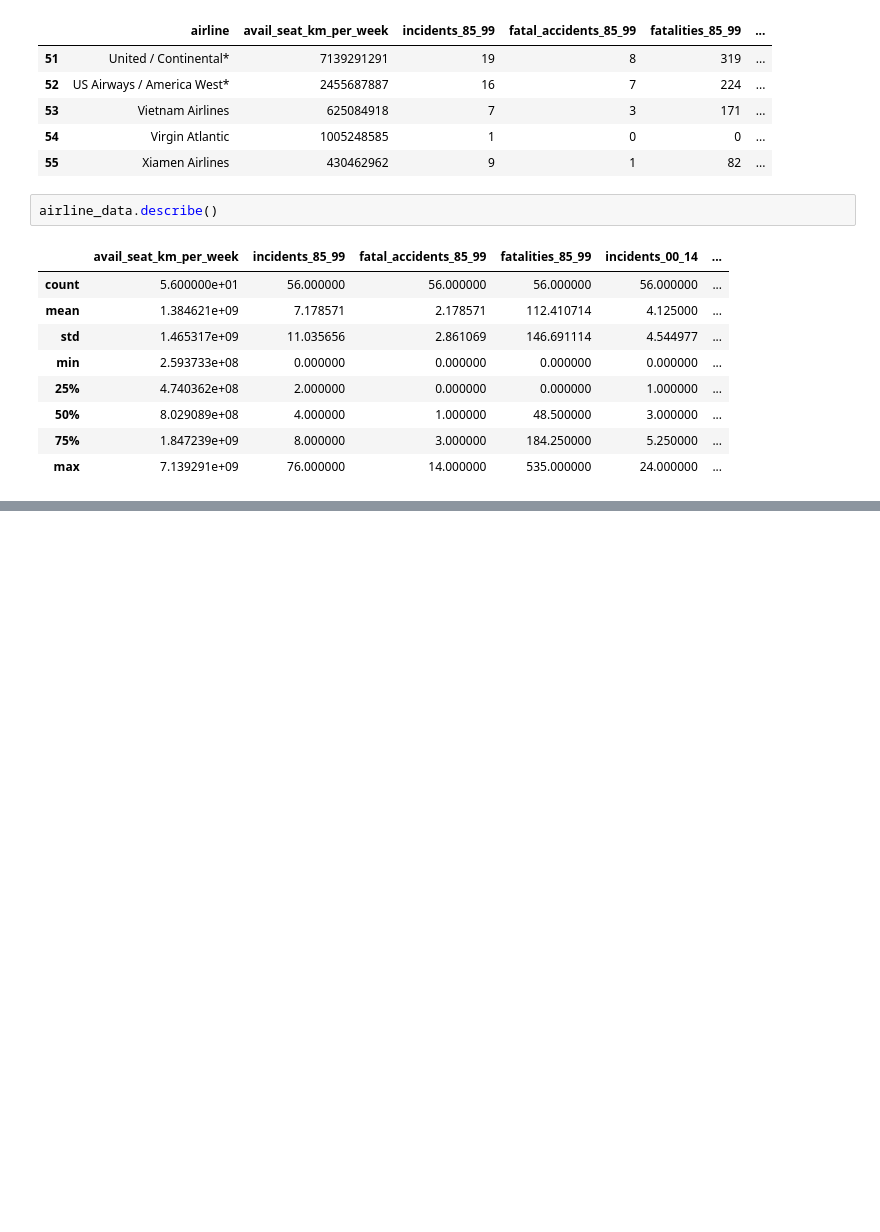
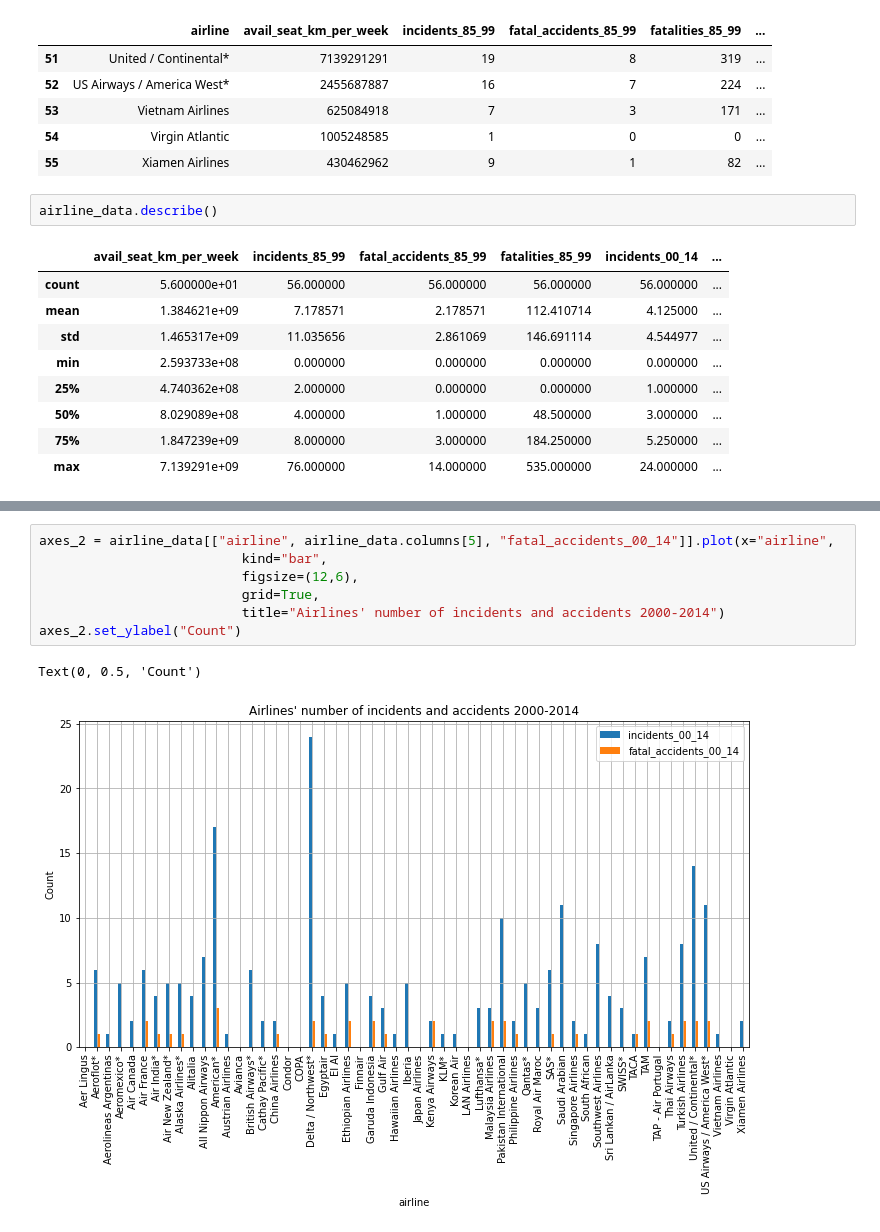
Before and after one commit to pzindel/programming_workshop_files, a Jupyter notebook: Data_Analysis_notebook.ipynb, the cells around one changed output, grey strips where cells are left out. Cells and saved outputs as stored; diff of their text form; blank space fills up the shorter version.

```diff
--- a/Data_Analysis_notebook.ipynb
+++ b/Data_Analysis_notebook.ipynb
@@ -193,0 +245,10 @@ airline_data.describe()
+# %%
+axes_2 = airline_data[["airline", airline_data.columns[5], "fatal_accidents_00_14"]].plot(x="airline",
+                          kind="bar",
+                          figsize=(12,6),
+                          grid=True,
+                          title="Airlines' number of incidents and accidents 2000-2014")
+axes_2.set_ylabel("Count")
+# %% [output]
+Text(0, 0.5, 'Count')
+[figure, added]
```
Also changed, not shown: parts of 37 cells of this notebook.
